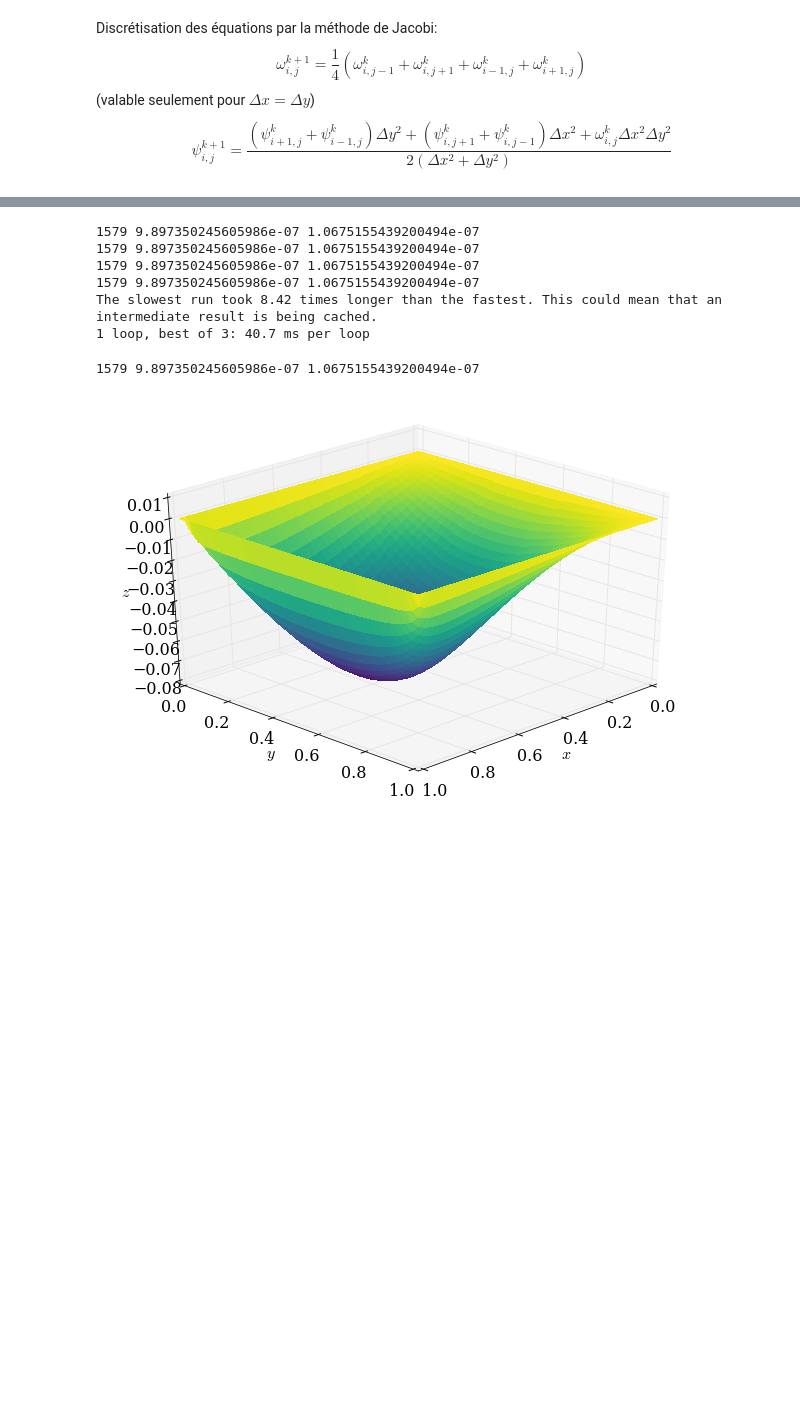
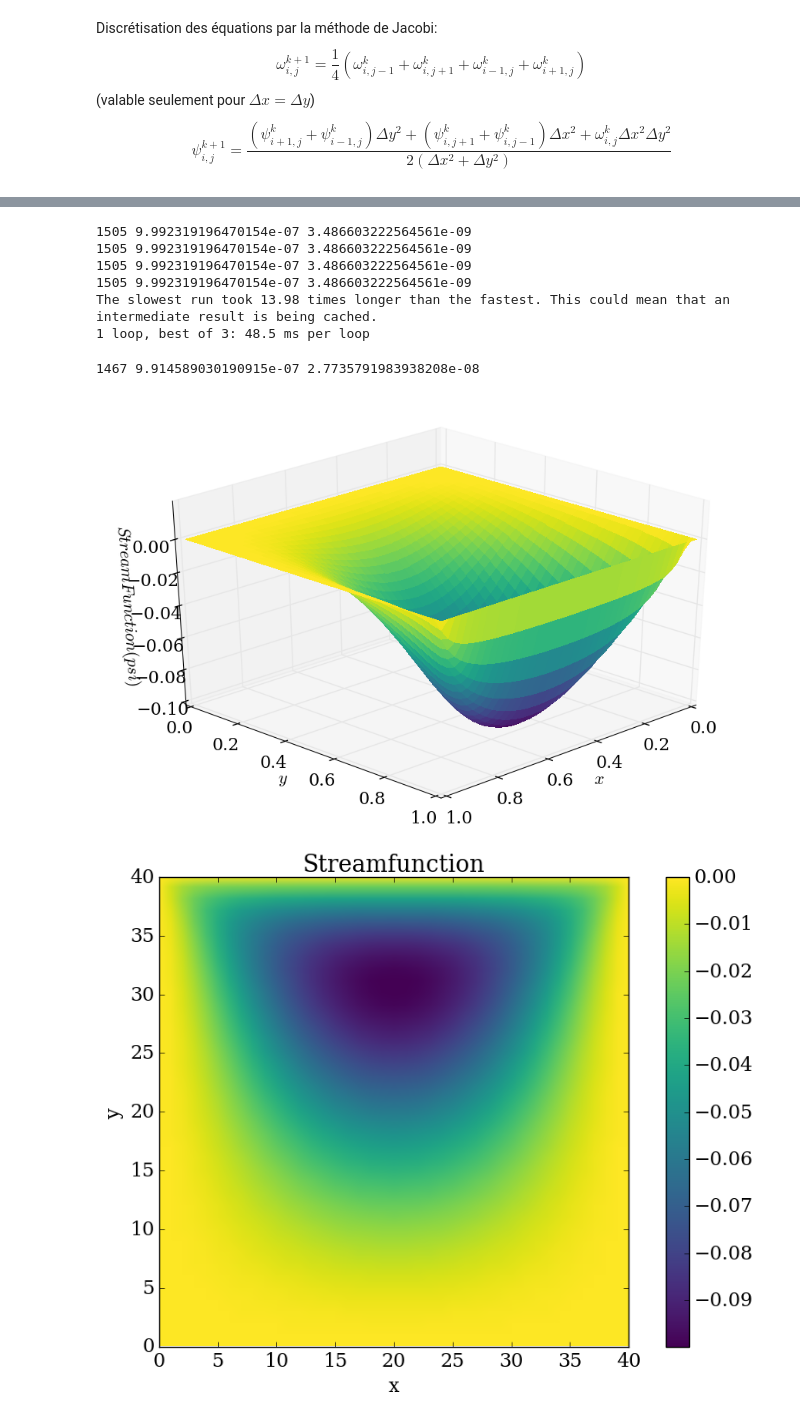
Before and after one commit to be-rays/Module5-StokesFlow, a Jupyter notebook: StokesFlow.ipynb, the cells around one changed output, grey strips where cells are left out. Saved outputs shown, nothing was run; the diff lists cells and outputs as text; code cells hidden in the pictures; blank space fills up the shorter version.

```diff
--- a/StokesFlow.ipynb
+++ b/StokesFlow.ipynb
@@ -155,9 +200,12 @@ psi= stokesjacobi(w.copy(),psi.copy())
 # %%
 x = numpy.linspace(0,1,nx)
 y = numpy.linspace(0,1,ny)
+
 w=numpy.zeros((nx,ny))
 psi=numpy.zeros((nx,ny))
-w[1:-1,-1]=-3/dy
-psi= stokesjacobi(w.copy(),psi.copy())
+w[-1,:]=-3/dy
+
+psi, w= stokesjacobi(w.copy(),psi.copy())
 plot_3D(x,y,psi)
+colormap(x,y,psi)
 # %% [output]
@@ -238,6 +346,6 @@ y = numpy.linspace(0,1,ny)
 
 w=numpy.zeros((nx,ny))
 psi2=numpy.zeros((nx,ny))
-w[1:-1,-1]=-3/dy
+w[-1,:]=-3/dy
 psi2= stokesGauss(w.copy(),psi2.copy())
 # %% [output]
@@ -249,6 +363,6 @@ plot_3D(x,y,psi2)
 # %%
 @jit(nopython=True)
-def stokessor(w,psi,omega):
+def stokesSOR(w,psi,omega):
 
     l1norm_w = 1
     l1norm_psi=1
@@ -278,9 +392,13 @@ def stokessor(w,psi,omega):
                         (psin[j+1,i] + psi[j-1,i])*dx**2 +\
                          w[j,i]*dx**2*dy**2)
 
-        ##B.C on the top of the square
+        ##B.C on the edge of the square
+        for i in range(nx):
+            w[-1,i]=(-1/(dy)**2)*(4*psi[-2,i]-psi[-3,i]/2)-3.0/dy
+            w[0,i]=(-1/(dy)**2)*(4*psi[1,i]-psi[2,i]/2)
         for j in range(ny):
-            w[j,-1]=(-1/(dy)**2)*(8*psi[j,-2]-psi[j,-3])-3.0/dy
+            w[j,-1]=(-1/(dx)**2)*(4*psi[j,-2]-psi[j,-3]/2)
+            w[j,0]=(-1/(dx)**2)*(4*psi[j,1]-psi[j,2]/2)
 
         for j in range(ny):
             for i in range(nx):
@@ -303,25 +421,28 @@ x = numpy.linspace(0,1,nx)
 y = numpy.linspace(0,1,ny)
 
 w=numpy.zeros((nx,ny))
-psi=numpy.zeros((nx,ny))
-w[1:-1,-1]=-3/dy
-psi= stokessor(w.copy(),psi.copy(),1.18)
+psi3=numpy.zeros((nx,ny))
+w[-1,:]=-3/dy
+psi3= stokesSOR(w.copy(),psi3.copy(),1.18)
 # %% [output]
-1579 9.897350245605986e-07 1.0675155439200494e-07
-1579 9.897350245605986e-07 1.0675155439200494e-07
-1579 9.897350245605986e-07 1.0675155439200494e-07
-1579 9.897350245605986e-07 1.0675155439200494e-07
-The slowest run took 8.42 times longer than the fastest. This could mean that an intermediate result is being cached.
-1 loop, best of 3: 40.7 ms per loop
+1505 9.992319196470154e-07 3.486603222564561e-09
+1505 9.992319196470154e-07 3.486603222564561e-09
+1505 9.992319196470154e-07 3.486603222564561e-09
+1505 9.992319196470154e-07 3.486603222564561e-09
+The slowest run took 13.98 times longer than the fastest. This could mean that an intermediate result is being cached.
+1 loop, best of 3: 48.5 ms per loop
 # %%
 x = numpy.linspace(0,1,nx)
 y = numpy.linspace(0,1,ny)
 
 w=numpy.zeros((nx,ny))
-psi=numpy.zeros((nx,ny))
-w[1:-1,-1]=-3/dy
-psi= stokessor(w.copy(),psi.copy(),1.18)
-plot_3D(x,y,psi)
+psi3=numpy.zeros((nx,ny))
+w[:,-1]=-3/dy
+psi3= stokesSOR(w.copy(),psi.copy(),1.18)
+plot_3D(x,y,psi3)
+numpy.round(psi3[32,::8], 4)
+colormap(x,y,psi3)
 # %% [output]
-1579 9.897350245605986e-07 1.0675155439200494e-07
+1467 9.914589030190915e-07 2.7735791983938208e-08
-[figure, old version]
+[figure, new version]
+[figure, added]
```
Also changed, not shown: parts of 28 cells of this notebook.
